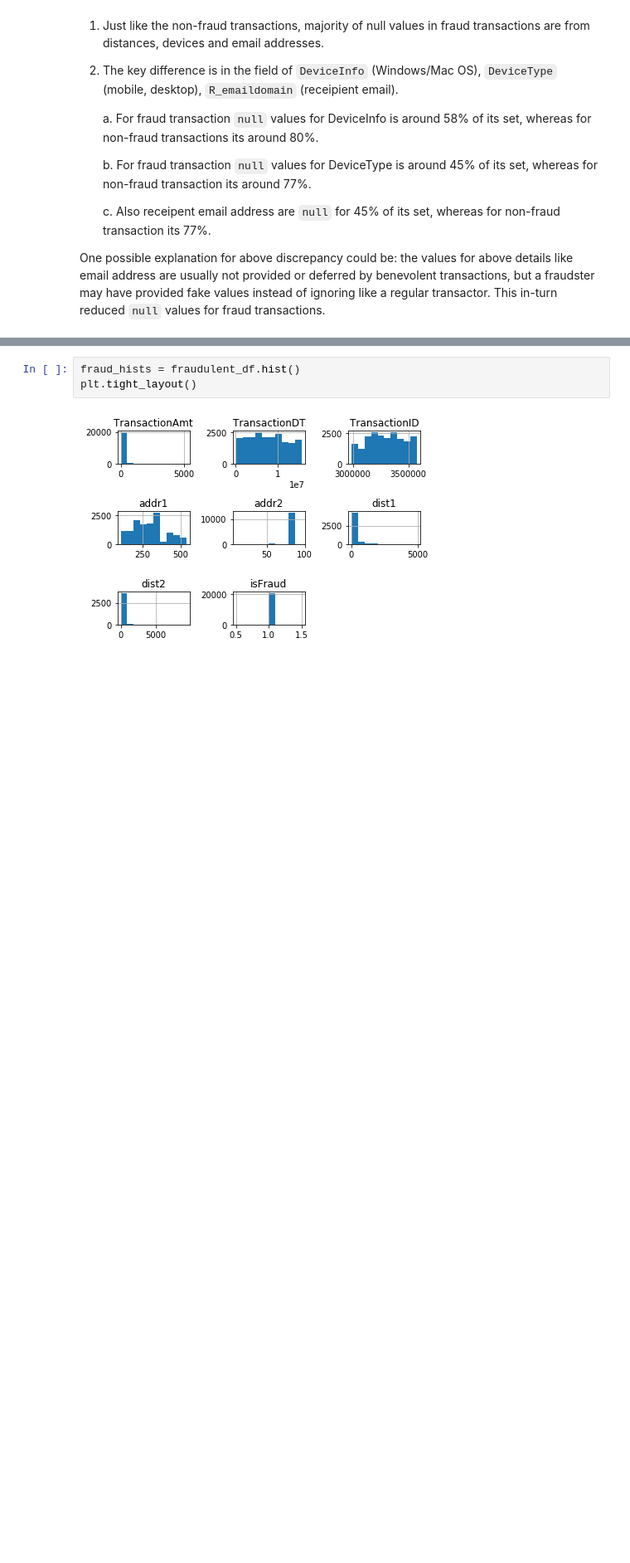
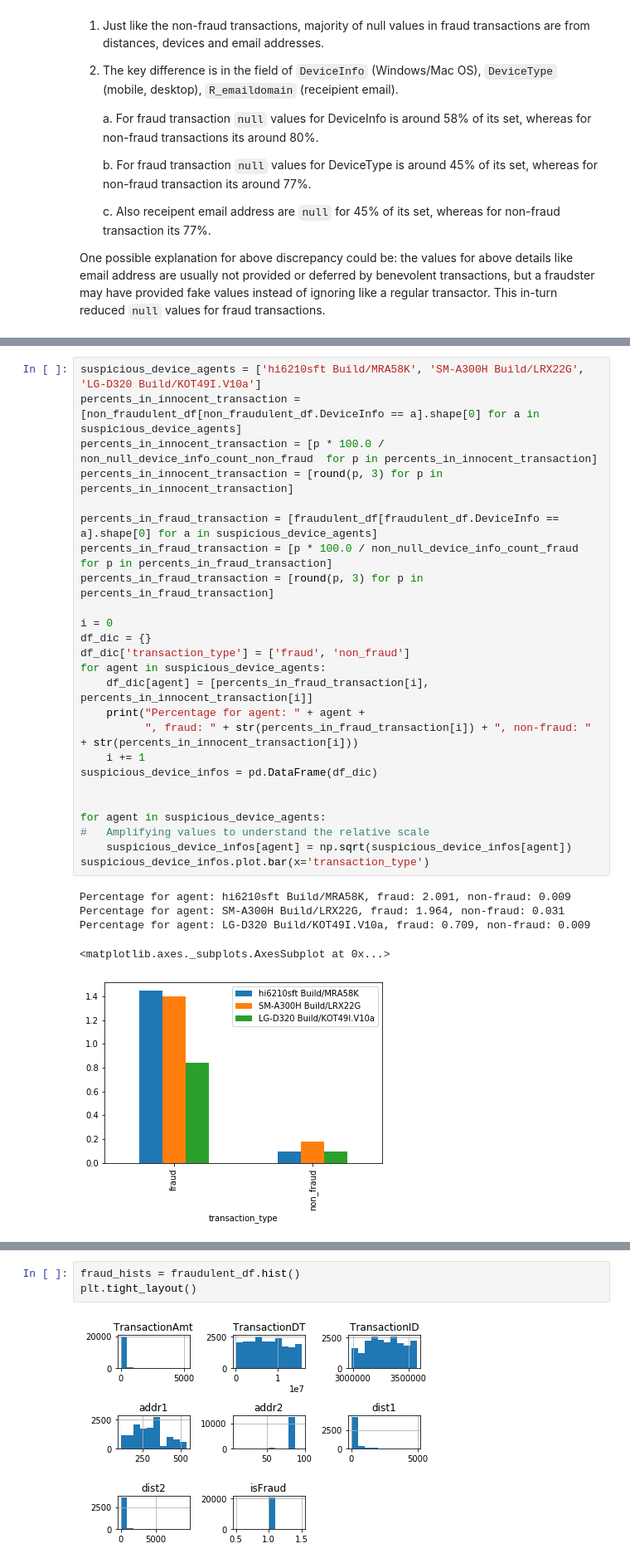
Before and after one commit to ParasAvkirkar/IEEEFraudDetection, a Jupyter notebook: analysis/analysisNotebook.ipynb, the cells around one changed output, grey strips where cells are left out. Shown at 83% size. Cells and saved outputs as stored; diff of their text form; blank space fills up the shorter version.

Commit message:
minor refactor Change Log: 1. moved device-info analysis cells for fraud vs non-fraud transactions at their appropriate positions

```diff
--- a/analysis/analysisNotebook.ipynb
+++ b/analysis/analysisNotebook.ipynb
@@ -101,0 +128,31 @@ To retain the current behavior and silence the warning, pass 'sort=True'.
+# %%
+suspicious_device_agents = ['hi6210sft Build/MRA58K', 'SM-A300H Build/LRX22G', 'LG-D320 Build/KOT49I.V10a']
+percents_in_innocent_transaction = [non_fraudulent_df[non_fraudulent_df.DeviceInfo == a].shape[0] for a in suspicious_device_agents]
+percents_in_innocent_transaction = [p * 100.0 / non_null_device_info_count_non_fraud  for p in percents_in_innocent_transaction]
+percents_in_innocent_transaction = [round(p, 3) for p in percents_in_innocent_transaction]
+
+percents_in_fraud_transaction = [fraudulent_df[fraudulent_df.DeviceInfo == a].shape[0] for a in suspicious_device_agents]
+percents_in_fraud_transaction = [p * 100.0 / non_null_device_info_count_fraud  for p in percents_in_fraud_transaction]
+percents_in_fraud_transaction = [round(p, 3) for p in percents_in_fraud_transaction]
+
+i = 0
+df_dic = {}
+df_dic['transaction_type'] = ['fraud', 'non_fraud']
+for agent in suspicious_device_agents:
+    df_dic[agent] = [percents_in_fraud_transaction[i], percents_in_innocent_transaction[i]]
+    print("Percentage for agent: " + agent +
+          ", fraud: " + str(percents_in_fraud_transaction[i]) + ", non-fraud: " + str(percents_in_innocent_transaction[i]))
+    i += 1
+suspicious_device_infos = pd.DataFrame(df_dic)
+
+
+for agent in suspicious_device_agents:
+#   Amplifying values to understand the relative scale
+    suspicious_device_infos[agent] = np.sqrt(suspicious_device_infos[agent])
+suspicious_device_infos.plot.bar(x='transaction_type')
+# %% [output]
+Percentage for agent: hi6210sft Build/MRA58K, fraud: 2.091, non-fraud: 0.009
+Percentage for agent: SM-A300H Build/LRX22G, fraud: 1.964, non-fraud: 0.031
+Percentage for agent: LG-D320 Build/KOT49I.V10a, fraud: 0.709, non-fraud: 0.009
+<matplotlib.axes._subplots.AxesSubplot at 0x...>
+[figure, added]
```
Also changed, not shown: parts of 10 cells of this notebook.
